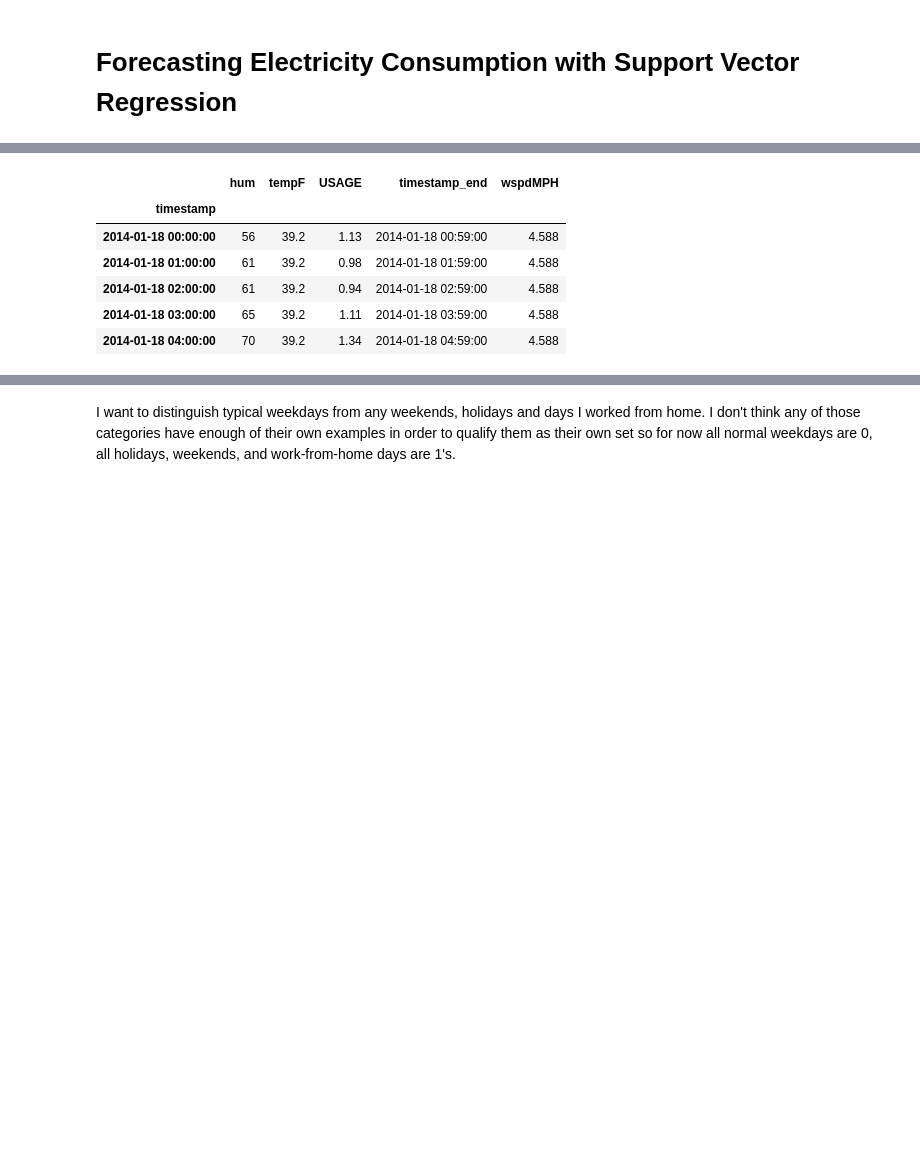
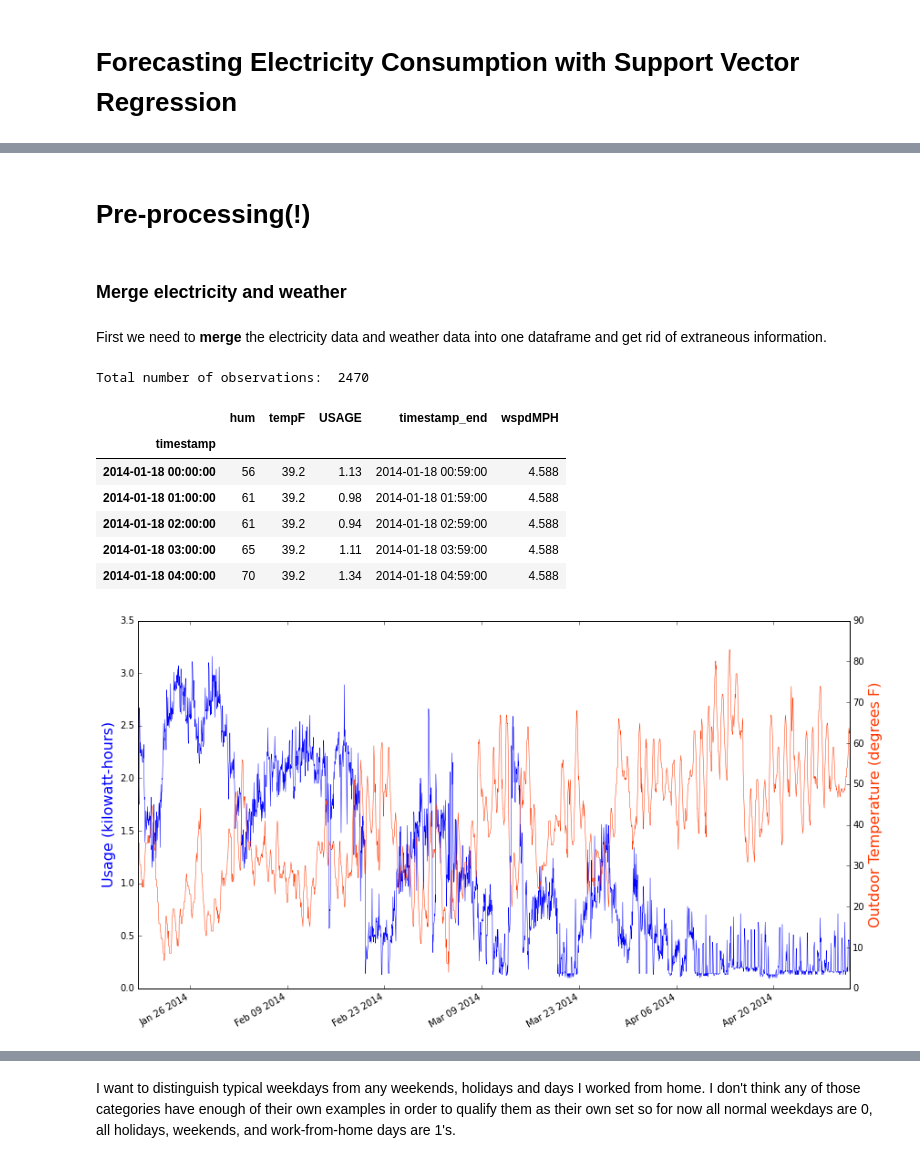
Before and after one commit to jtelszasz/my_energy_forecast_SVR, a Jupyter notebook: hourly_forecast_SVR.ipynb, the cells around one changed output, grey strips where cells are left out. Saved outputs shown, nothing was run; the diff lists cells and outputs as text; code cells hidden in the pictures; blank space fills up the shorter version.

```diff
--- a/hourly_forecast_SVR.ipynb
+++ b/hourly_forecast_SVR.ipynb
@@ -21,8 +77,10 @@ red_orange = '#ff3700'
+# %% [markdown]
+# Pre-processing(!)
+# %% [markdown]
+### Merge electricity and weather
+# %% [markdown]
+First we need to **merge** the electricity data and weather data into one dataframe and get rid of extraneous information.
 # %%
-# Import the BGE hourly electricity data and weather data using import_funcs.py class
-elec = pd.read_csv('data/elec_hourly_oldApt_2014-04-30.csv', parse_dates=True, index_col=0)
-weather = pd.read_csv('data/weather_2015-02-01.csv', parse_dates=True, index_col=0)
-
 # Merge into one Pandas dataframe
 elec_and_weather = pd.merge(weather, elec, left_index=True, right_index=True)
 
@@ -34,8 +92,10 @@ del elec_and_weather['precipm']
 elec_and_weather['wspdMPH'] = elec_and_weather['wspdm'] * 0.62
 del elec_and_weather['wspdm']
 
+print '\nTotal number of observations: ', len(elec_and_weather),'\n'
 elec_and_weather.head()
 # %% [output]
+Total number of observations:  2470
 |  | hum | tempF | USAGE | timestamp_end | wspdMPH |
 | timestamp |  |  |  |  |  |
 | 2014-01-18 00:00:00 | 56 | 39.2 | 1.13 | 2014-01-18 00:59:00 | 4.588 |
@@ -43,3 +103,14 @@ elec_and_weather.head()
 | 2014-01-18 02:00:00 | 61 | 39.2 | 0.94 | 2014-01-18 02:59:00 | 4.588 |
 | 2014-01-18 03:00:00 | 65 | 39.2 | 1.11 | 2014-01-18 03:59:00 | 4.588 |
 | 2014-01-18 04:00:00 | 70 | 39.2 | 1.34 | 2014-01-18 04:59:00 | 4.588 |
+# %%
+fig = plt.figure(figsize=[14,8])
+
+ax1 = elec_and_weather['USAGE'].plot(label='asdf', color='b', linewidth=0.5)
+ax2 = elec_and_weather['tempF'].plot(secondary_y = True, label='cew', color=red_orange, linewidth=0.5)
+ax1.set_xlabel('')
+ax1.set_ylabel('Usage (kilowatt-hours)', fontsize=fontsize, color = 'b')
+ax2.set_ylabel('Outdoor Temperature (degrees F)', fontsize=fontsize, color=red_orange)
+ax1.grid('off')
+# %% [output]
+[figure, added]
```
Also changed, not shown: parts of 54 cells of this notebook, 1 other file.
